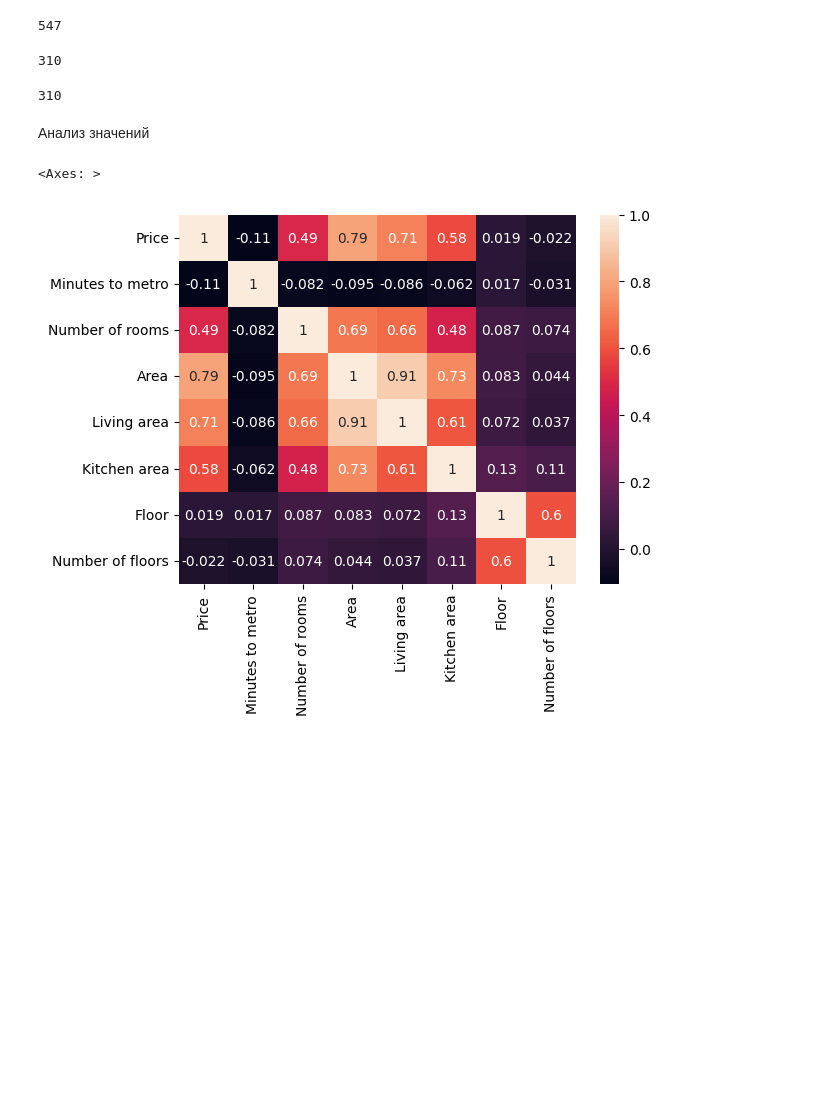
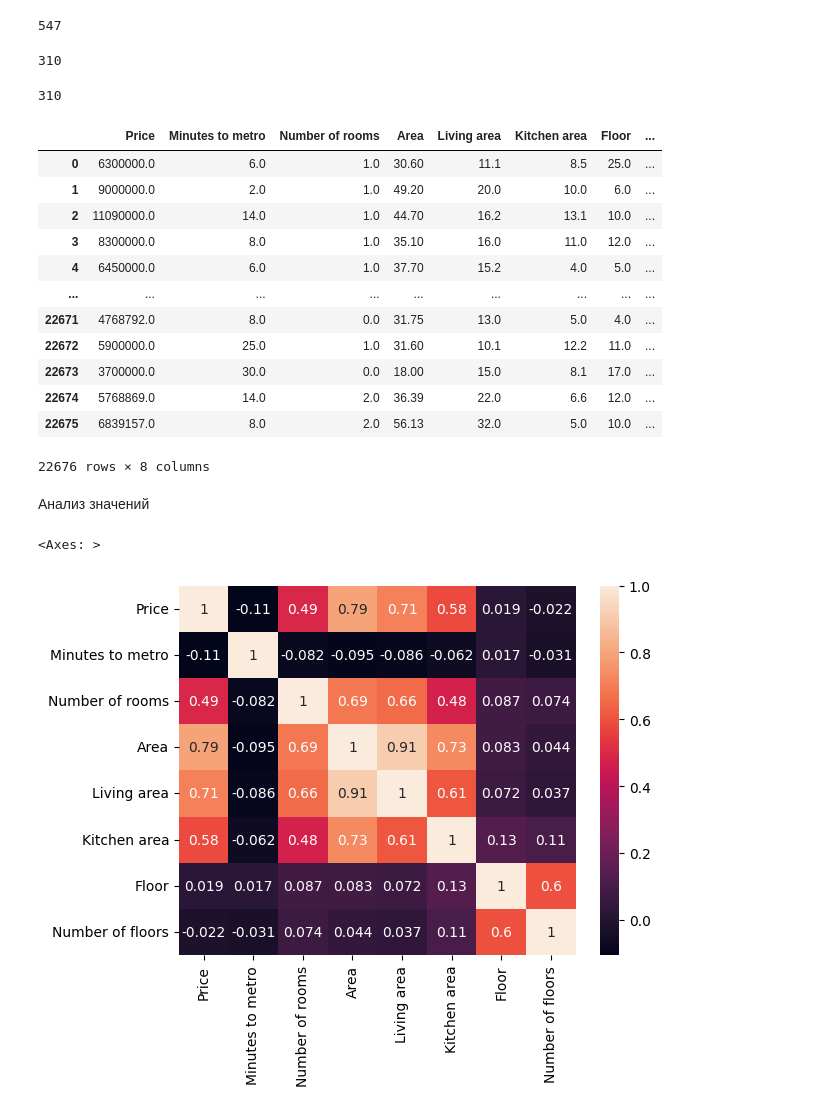
Before and after one commit to whykitsune/dmmt-project-ml, a Jupyter notebook: dw_project.ipynb, the cells around one changed output. Drawn from its saved outputs; the diff is of its cells as text; code cells hidden in the pictures; blank space fills up the shorter version.

```diff
--- a/dw_project.ipynb
+++ b/dw_project.ipynb
@@ -101,6 +101,23 @@ df['Metro station'] = list(map(lambda x: x.strip().lower(), df['Metro station'])
 df['Metro station'].nunique()
 # %% [output]
 310
+# %%
+df_numeric = pd.concat([df['Price'], df['Minutes to metro'], df['Number of rooms'], df['Area'], df['Living area'], df['Kitchen area'], df['Floor'], df['Number of floors']], axis=1)
+df_numeric
+# %% [output]
+|  | Price | Minutes to metro | Number of rooms | Area | Living area | Kitchen area | Floor | ... |
+| 0 | 6300000.0 | 6.0 | 1.0 | 30.60 | 11.1 | 8.5 | 25.0 | ... |
+| 1 | 9000000.0 | 2.0 | 1.0 | 49.20 | 20.0 | 10.0 | 6.0 | ... |
+| 2 | 11090000.0 | 14.0 | 1.0 | 44.70 | 16.2 | 13.1 | 10.0 | ... |
+| 3 | 8300000.0 | 8.0 | 1.0 | 35.10 | 16.0 | 11.0 | 12.0 | ... |
+| 4 | 6450000.0 | 6.0 | 1.0 | 37.70 | 15.2 | 4.0 | 5.0 | ... |
+| ... | ... | ... | ... | ... | ... | ... | ... | ... |
+| 22671 | 4768792.0 | 8.0 | 0.0 | 31.75 | 13.0 | 5.0 | 4.0 | ... |
+| 22672 | 5900000.0 | 25.0 | 1.0 | 31.60 | 10.1 | 12.2 | 11.0 | ... |
+| 22673 | 3700000.0 | 30.0 | 0.0 | 18.00 | 15.0 | 8.1 | 17.0 | ... |
+| 22674 | 5768869.0 | 14.0 | 2.0 | 36.39 | 22.0 | 6.6 | 12.0 | ... |
+| 22675 | 6839157.0 | 8.0 | 2.0 | 56.13 | 32.0 | 5.0 | 10.0 | ... |
+22676 rows × 8 columns
 # %% [markdown]
 Анализ значений
 # %%
```
Also changed, not shown: parts of 4 cells of this notebook.
